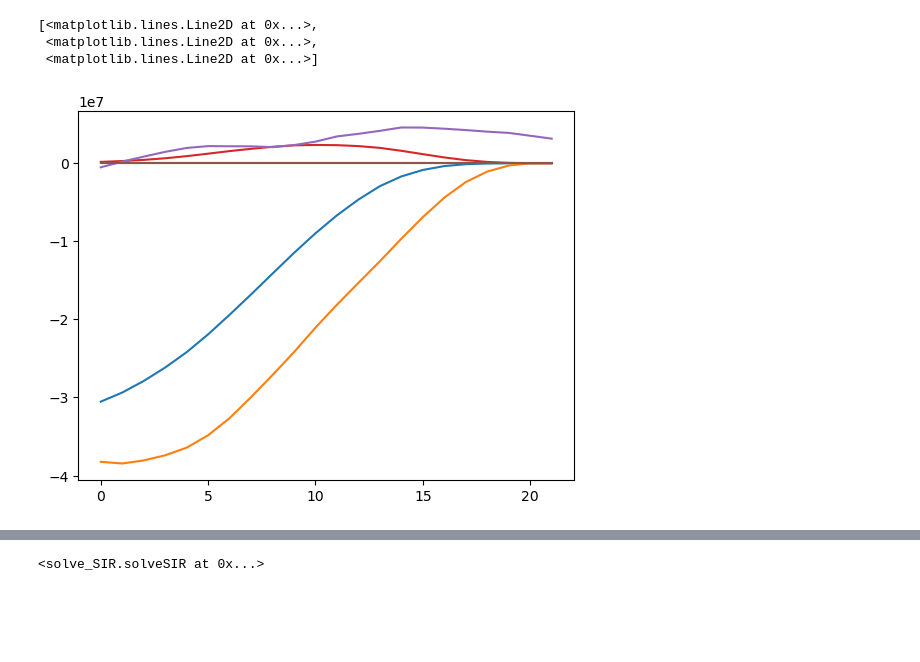
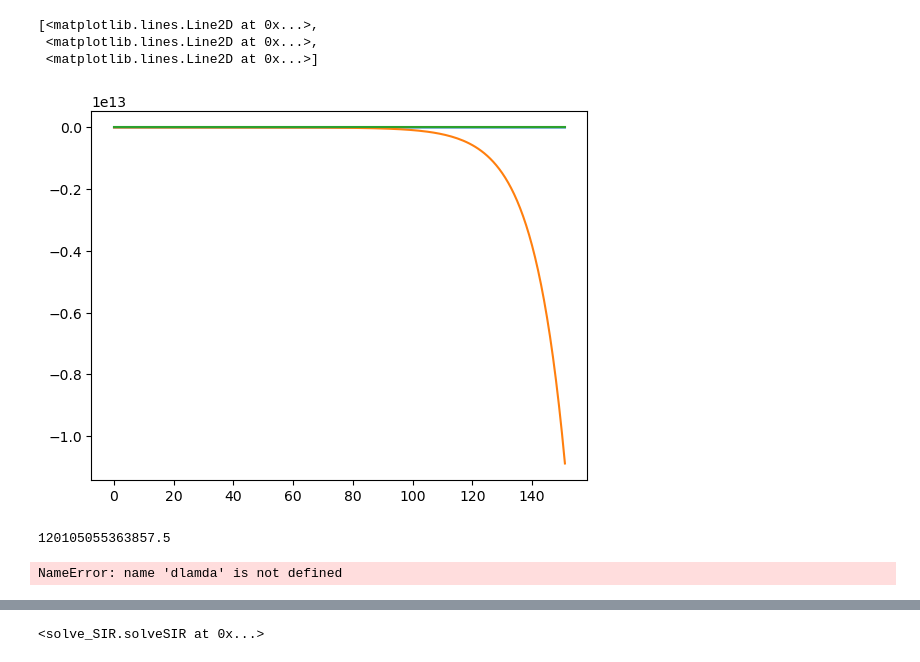
Before and after one commit to oaf9/Differential-Game-Theory-for-SIR-Models, a Jupyter notebook: Code/sir_notebook.ipynb, the cells around one changed output, grey strips where cells are left out. Cells and saved outputs as stored; diff of their text form; code cells hidden in the pictures; blank space fills up the shorter version.

```diff
--- a/Code/sir_notebook.ipynb
+++ b/Code/sir_notebook.ipynb
@@ -40,9 +35,18 @@ diff, lamda, dlamda  = solver.checkBackwardEquations()
+# %%
+out2 = solver.FSolve(y0 = [-28640414.6977304 ,  25915057.22475615  ,       0.        ]  )
+plt.plot(out2)
+# %% [output]
+[<matplotlib.lines.Line2D at 0x...>,
+ <matplotlib.lines.Line2D at 0x...>,
+ <matplotlib.lines.Line2D at 0x...>]
+[figure, added]
+# %%
+np.sum(np.abs(out-out2))
+# %% [output]
+120105055363857.5
 # %%
-plt.plot(np.arange(0, 22, 1), lamda)
-plt.plot(np.arange(0, 22, 1), dlamda)
+plt.plot(np.arange(0, 152, 1), dlamda)
+#plt.plot(np.arange(0, 152, 1), dlamda)
 # %% [output]
-[<matplotlib.lines.Line2D at 0x...>,
- <matplotlib.lines.Line2D at 0x...>,
- <matplotlib.lines.Line2D at 0x...>]
+NameError: name 'dlamda' is not defined
-[figure, removed]
 # %%
```
Also changed, not shown: parts of 10 cells of this notebook, 2 other files.
